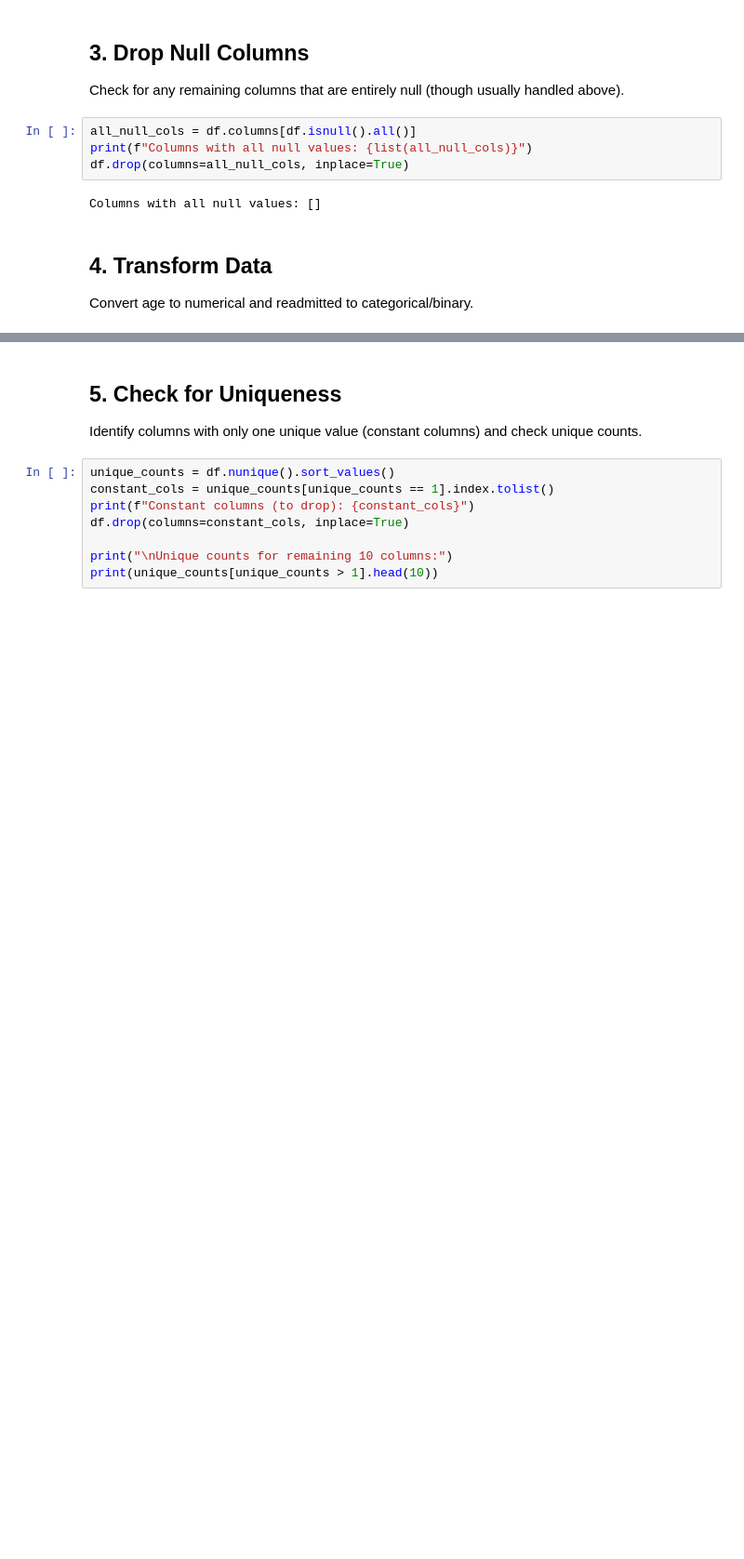
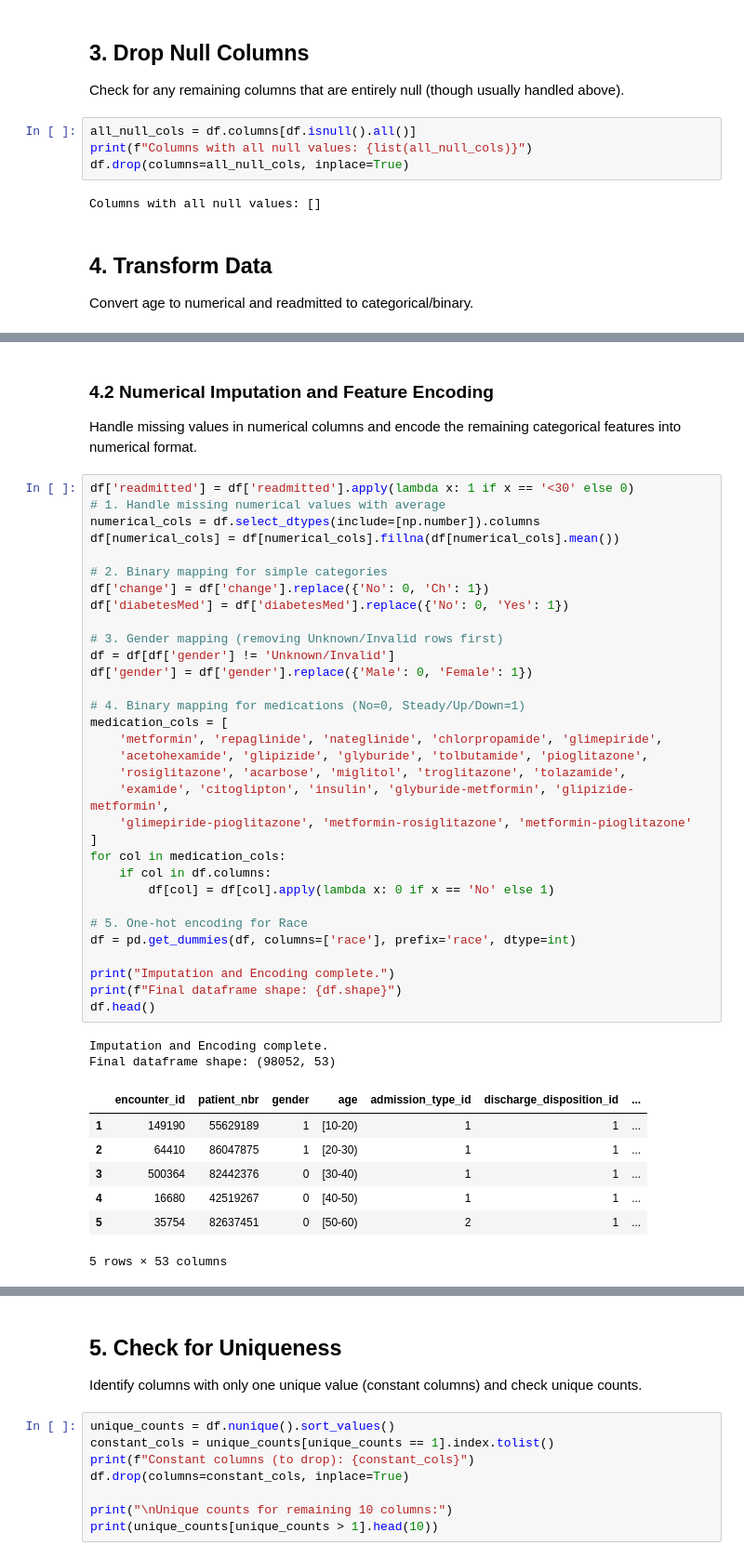
Before and after one commit to ZiyadSefiri/PFA-, a Jupyter notebook: Training/eda.ipynb, the cells around one changed output, grey strips where cells are left out. Shown at 93% size. Drawn from its saved outputs; the diff is of its cells as text; blank space fills up the shorter version.

```diff
--- a/Training/eda.ipynb
+++ b/Training/eda.ipynb
@@ -109,3 +144,49 @@ Transformations complete.
+# %% [markdown]
+### 4.2 Numerical Imputation and Feature Encoding
+
+Handle missing values in numerical columns and encode the remaining categorical features into numerical format.
+# %%
+df['readmitted'] = df['readmitted'].apply(lambda x: 1 if x == '<30' else 0)
+# 1. Handle missing numerical values with average
+numerical_cols = df.select_dtypes(include=[np.number]).columns
+df[numerical_cols] = df[numerical_cols].fillna(df[numerical_cols].mean())
+
+# 2. Binary mapping for simple categories
+df['change'] = df['change'].replace({'No': 0, 'Ch': 1})
+df['diabetesMed'] = df['diabetesMed'].replace({'No': 0, 'Yes': 1})
+
+# 3. Gender mapping (removing Unknown/Invalid rows first)
+df = df[df['gender'] != 'Unknown/Invalid']
+df['gender'] = df['gender'].replace({'Male': 0, 'Female': 1})
+
+# 4. Binary mapping for medications (No=0, Steady/Up/Down=1)
+medication_cols = [
+    'metformin', 'repaglinide', 'nateglinide', 'chlorpropamide', 'glimepiride',
+    'acetohexamide', 'glipizide', 'glyburide', 'tolbutamide', 'pioglitazone',
+    'rosiglitazone', 'acarbose', 'miglitol', 'troglitazone', 'tolazamide',
+    'examide', 'citoglipton', 'insulin', 'glyburide-metformin', 'glipizide-metformin',
+    'glimepiride-pioglitazone', 'metformin-rosiglitazone', 'metformin-pioglitazone'
+]
+for col in medication_cols:
+    if col in df.columns:
+        df[col] = df[col].apply(lambda x: 0 if x == 'No' else 1)
+
+# 5. One-hot encoding for Race
+df = pd.get_dummies(df, columns=['race'], prefix='race', dtype=int)
+
+print("Imputation and Encoding complete.")
+print(f"Final dataframe shape: {df.shape}")
+df.head()
+# %% [output]
+Imputation and Encoding complete.
+Final dataframe shape: (98052, 53)
+|  | encounter_id | patient_nbr | gender | age | admission_type_id | discharge_disposition_id | ... |
+| 1 | 149190 | 55629189 | 1 | [10-20) | 1 | 1 | ... |
+| 2 | 64410 | 86047875 | 1 | [20-30) | 1 | 1 | ... |
+| 3 | 500364 | 82442376 | 0 | [30-40) | 1 | 1 | ... |
+| 4 | 16680 | 42519267 | 0 | [40-50) | 1 | 1 | ... |
+| 5 | 35754 | 82637451 | 0 | [50-60) | 2 | 1 | ... |
+5 rows × 53 columns
 # %%
 df.shape
 # %% [output]
```
Also changed, not shown: parts of 12 cells of this notebook.
